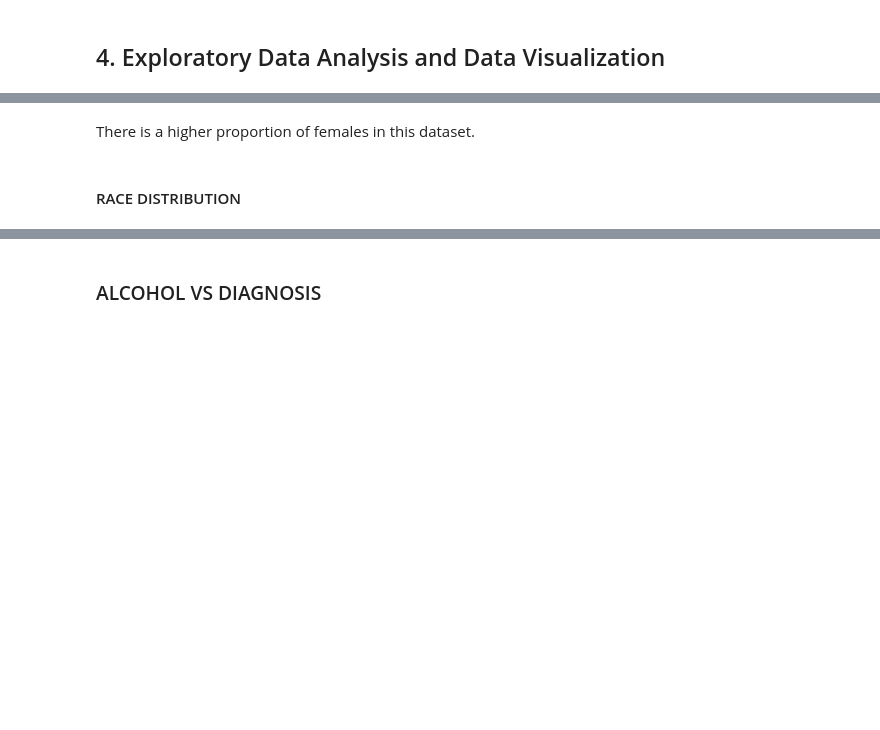
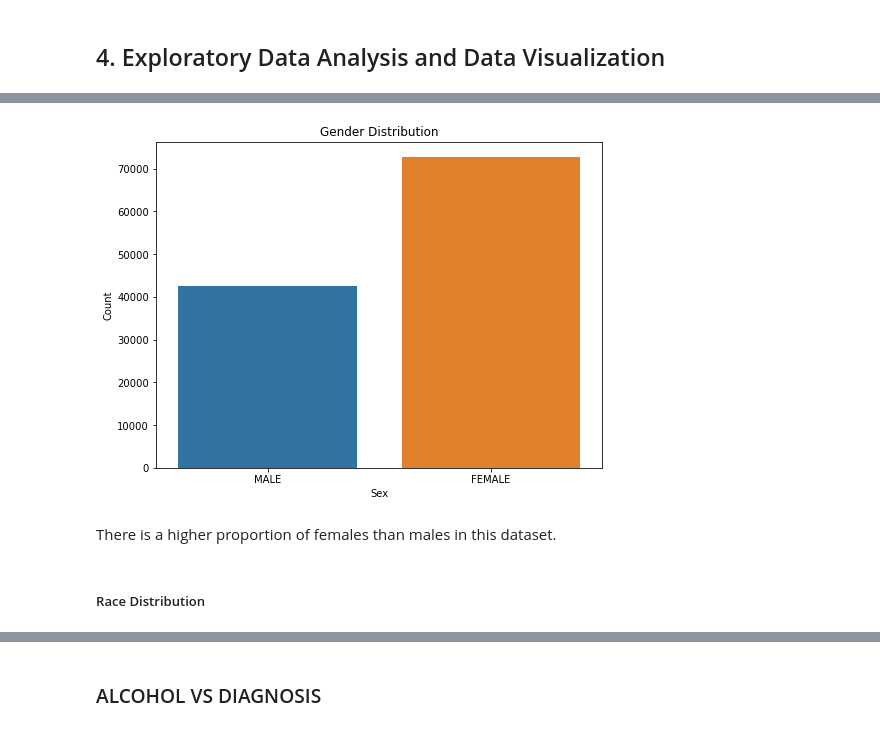
Before and after one commit to Queenvivy/CDC, a Jupyter notebook: CDC Adult Falls Edited.ipynb, the cells around one changed output, grey strips where cells are left out. Cells and saved outputs as stored; diff of their text form; code cells hidden in the pictures; blank space fills up the shorter version.

```diff
--- a/CDC Adult Falls Edited.ipynb
+++ b/CDC Adult Falls Edited.ipynb
@@ -249,13 +275,16 @@ In this analysis, it becomes evident that the age distribution within the elderl
 # %%
 plt.figure(figsize=(8, 6))
-sns.countplot(decoded_data, x='sex')
+
+sns.countplot(data = decoded_data, x = 'sex')
+
 plt.title('Gender Distribution')
 plt.xlabel('Sex')
-plt.ylabel('Count')
-plt.show()
+plt.ylabel('Count');
+# %% [output]
+[figure, added]
 # %% [markdown]
-There is a higher proportion of females in this dataset.
+There is a higher proportion of females than males in this dataset.
 # %% [markdown]
-#### RACE DISTRIBUTION
+##### Race Distribution
 # %%
 plt.figure(figsize=(15, 6))
```
Also changed, not shown: parts of 65 cells of this notebook.
